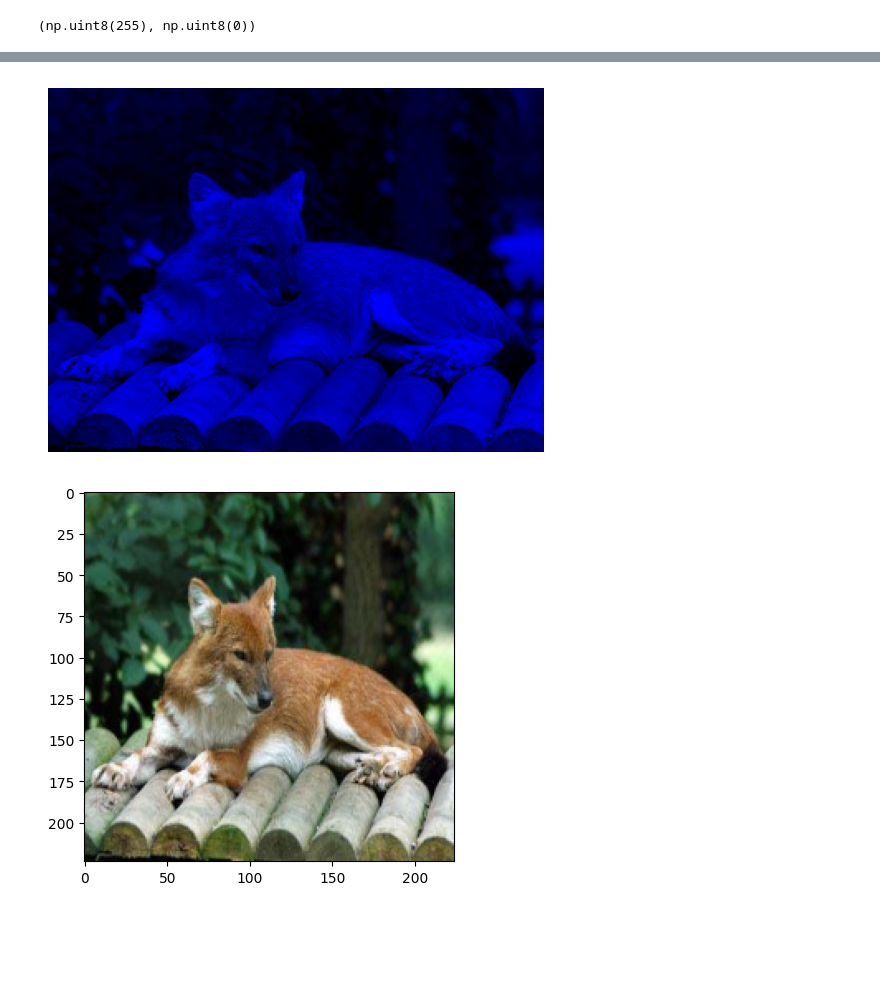
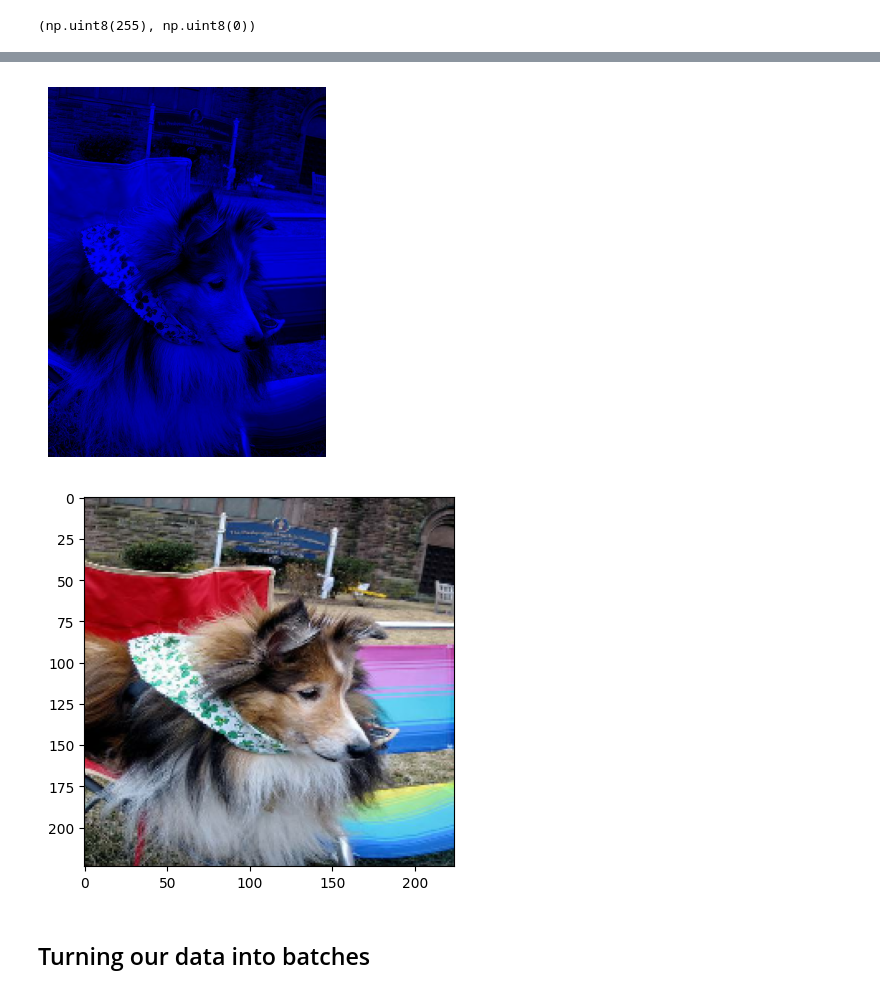
Before and after one commit to rezaazimibar/MachineLearning-projects-playground, a Jupyter notebook: RegularProjects/dog_breed-classification/dog_breed_prediction.ipynb, the cells around one changed output, grey strips where cells are left out. Drawn from its saved outputs; the diff is of its cells as text; code cells hidden in the pictures; blank space fills up the shorter version.

```diff
--- a/RegularProjects/dog_breed-classification/dog_breed_prediction.ipynb
+++ b/RegularProjects/dog_breed-classification/dog_breed_prediction.ipynb
@@ -238,6 +238,6 @@ x_train[:3], y_train[:1]
 # %%
 # Before lets convert image into Numpy array
 from matplotlib.pyplot import imread
-image = imread(filenames[42])
+image = imread(filenames[10])
 image
 # %% [output]
@@ -312,7 +312,7 @@ plt.imshow(red_channel)
 plt.axis('off')
 plt.show()
 # %% [output]
-[figure, old version]
+[figure, new version]
 # %%
 # Define image size
 IMG_SIZE = 224
@@ -333,8 +333,10 @@ def process_image(image_path):
 
   return image
 # %%
-red_image = process_image(filenames[42])
+red_image = process_image(filenames[10])
 plImg = plt.imshow(red_image.numpy())
 plt.show()
 # %% [output]
-[figure, old version]
+[figure, new version]
+# %% [markdown]
+## Turning our data into batches
```
Also changed, not shown: parts of 7 cells of this notebook.
